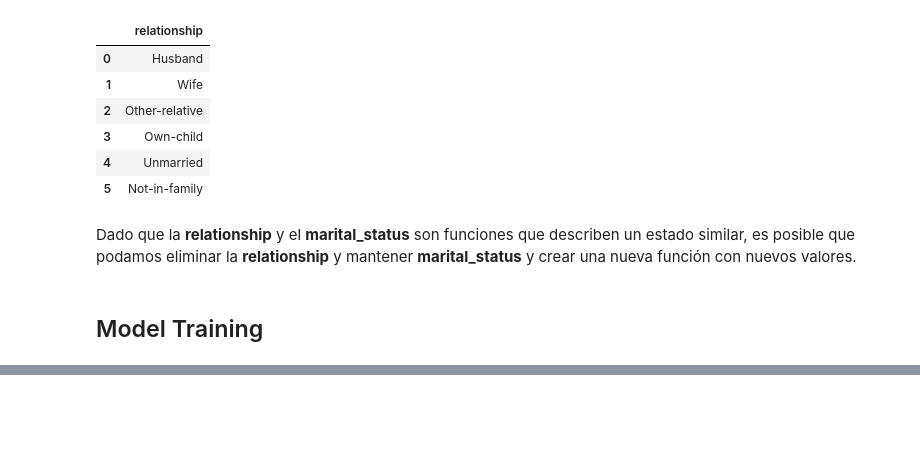
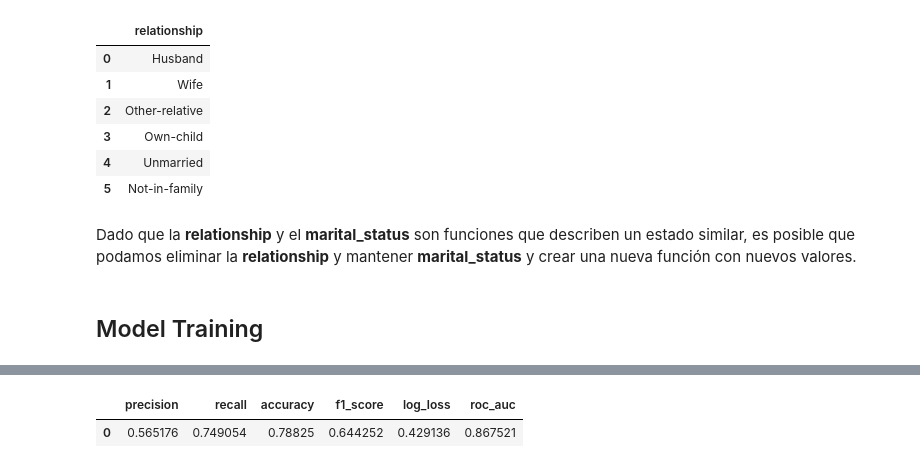
Before and after one commit to bryanfree66/bqml-examples, a Jupyter notebook: bqml_lr.ipynb, the cells around one changed output, grey strips where cells are left out. Drawn from its saved outputs; the diff is of its cells as text; code cells hidden in the pictures; blank space fills up the shorter version.

```diff
--- a/bqml_lr.ipynb
+++ b/bqml_lr.ipynb
@@ -468,0 +653,5 @@ Dado que la **relationship** y el **marital_status** son funciones que describen
+# %%
+evaluation_job
+# %% [output]
+|  | precision | recall | accuracy | f1_score | log_loss | roc_auc |
+| 0 | 0.565176 | 0.749054 | 0.78825 | 0.644252 | 0.429136 | 0.867521 |
```
Also changed, not shown: parts of 8 cells of this notebook.
